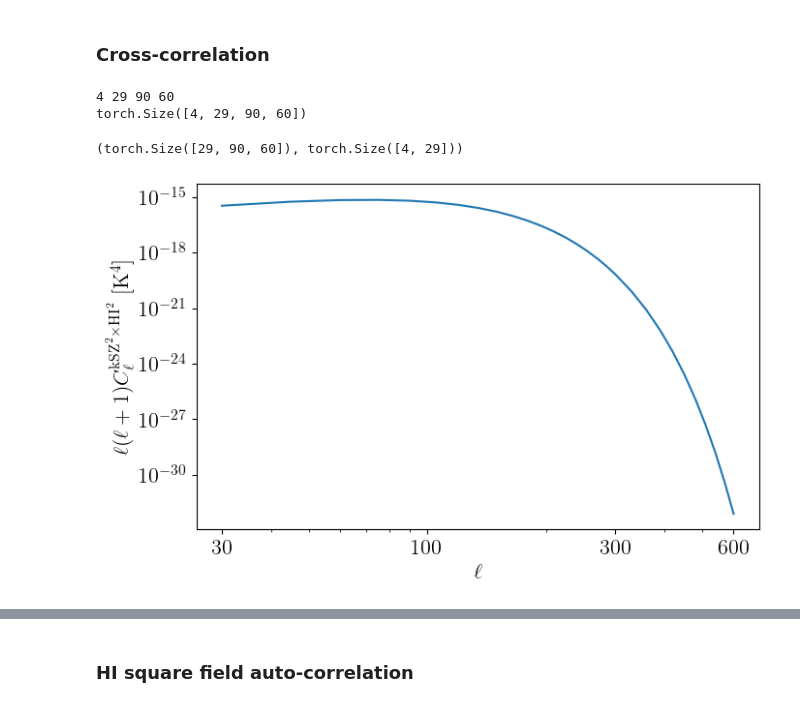
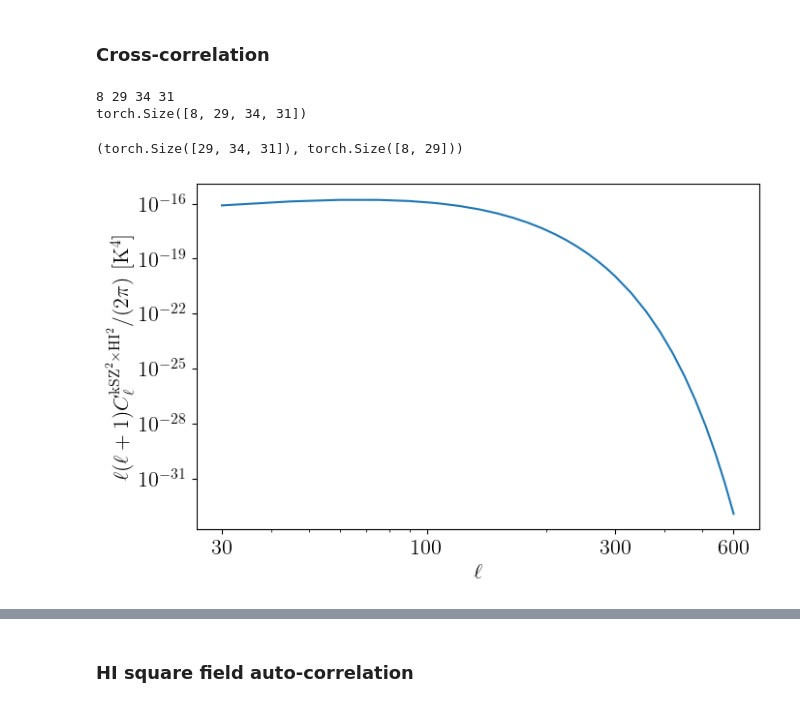
Before and after one commit to Einste11N/SquareField_CrossCorrelation, a Jupyter notebook: Inspection.ipynb, the cells around one changed output, grey strips where cells are left out. Saved outputs shown, nothing was run; the diff lists cells and outputs as text; code cells hidden in the pictures.

```diff
--- a/Inspection.ipynb
+++ b/Inspection.ipynb
@@ -83,15 +76,11 @@ np.save('./Data/Cross_z_0.30_1.00/dCl_cross.npy', np.array(data_total)) # save C
 Nz = 8
 zmin = 0.3
 zmax = 1.0
-zend_index = 4
+zend_index = 8
 zlist = tc.linspace(zmin, zmax, Nz)[:zend_index]
 l_list = tc.hstack([tc.linspace(30, 300, 19), tc.linspace(330, 600, 10)])
-t1_list = tc.linspace(0., tc.pi, 60)
-l1_list = tc.hstack([10.**tc.linspace(-4, 0, 5)[:-1],
-                    10.**tc.linspace(0, 1, 6)[:-1],
-                    tc.linspace(10, 300, 59)[:-1],
-                    10.**tc.linspace(np.log10(300), 3, 14)[:-1],
-                    10.**tc.linspace(3, 4, 10)])
+t1_list = tc.linspace(0., tc.pi, 31)
+l1_list = tc.linspace(100,10000,34)
 
 data_total = tc.tensor(np.load('./Data/Cross_z_0.30_1.00/dCl_cross.npy'))
 
@@ -106,8 +95,8 @@ data_total = tc.tensor(np.array(data_total)) * 2 * 2 * 2 / (2*tc.pi)**5 * (2.7)*
 print(len(zlist), len(l_list), len(l1_list), len(t1_list))
 print(data_total.shape)
 # %% [output]
-4 29 90 60
-torch.Size([4, 29, 90, 60])
+8 29 34 31
+torch.Size([8, 29, 34, 31])
 # %%
 ########################################################################
 # Evaluating the filter for kSZ
@@ -127,7 +116,7 @@ for iz in range(len(zlist)):
 
 Filter_kSZ.shape, B_HI.shape
 # %% [output]
-(torch.Size([29, 90, 60]), torch.Size([4, 29]))
+(torch.Size([29, 34, 31]), torch.Size([8, 29]))
 # %%
 ########################################################################
 # Adding filter and beam
@@ -152,20 +141,20 @@ Cl_cross = tc.trapz((data_int_l1).T  * dCl_obj.F_kSZ[:zend_index]**2 * dCl_obj.G
 # %%
 fig = plt.figure(figsize=(5*1.5,3.09*1.5))
 # times (2.7K)^2 to convert to temperature unit
 
-plt.plot(l_list, l_list * (l_list + 1) * Cl_cross, '-')
+plt.plot(l_list, l_list * (l_list + 1) * Cl_cross / (2*tc.pi), '-')
 
 plt.xscale('log')
 plt.yscale('log')
 
 plt.xticks([30, 100, 300, 600], ['30', '100', '300', '600'])
 plt.xlabel(r'$\ell$', usetex=True)
-plt.ylabel(r'$\ell(\ell+1)C_{\ell}^{{\rm kSZ}^2 \times {\rm HI}^2}$ [$\mathrm{K}^4$]', usetex=True)
+plt.ylabel(r'$\ell(\ell+1)C_{\ell}^{{\rm kSZ}^2 \times {\rm HI}^2} / (2\pi)$ [$\mathrm{K}^4$]', usetex=True)
 
-# plt.savefig('cross_correlation.pdf', bbox_inches = 'tight')
+plt.savefig('Figs/cross_correlation.pdf', bbox_inches = 'tight')
 plt.show()
 # %% [output]
-[figure, old version]
+[figure, new version]
 # %%
 zi_fix = 2
 li_fix = -1
```
Also changed, not shown: parts of 8 cells of this notebook, 12 other files.
